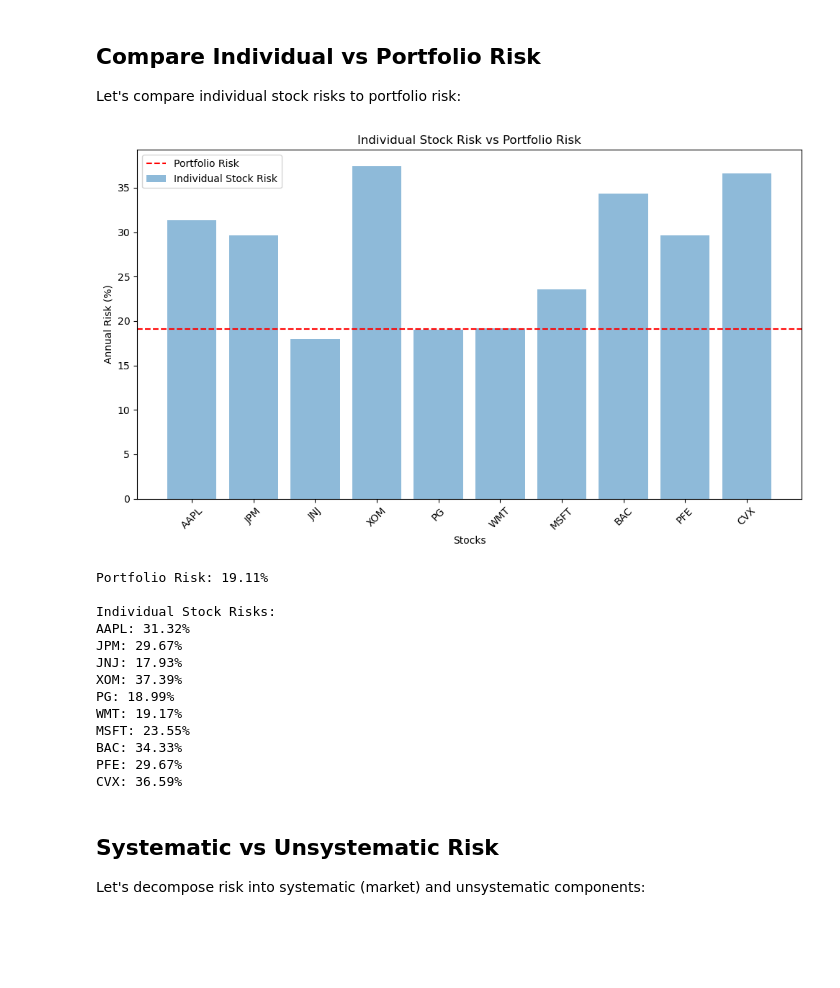
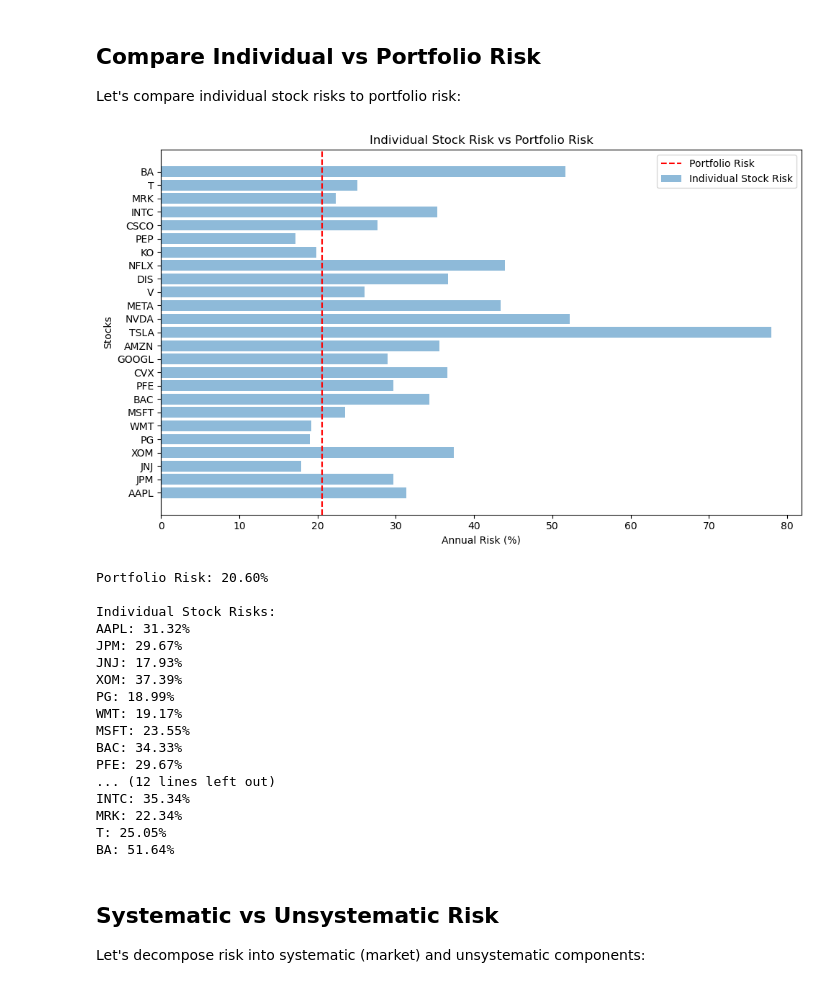
Before and after one commit to paulgp/investment-management-notebooks, a Jupyter notebook: 06_diversification_benefits.ipynb, the cells around one changed output. Saved outputs shown, nothing was run; the diff lists cells and outputs as text; code cells hidden in the pictures; blank space fills up the shorter version.

Commit message:
fix: enhance return calculations and improve risk metrics output

```diff
--- a/06_diversification_benefits.ipynb
+++ b/06_diversification_benefits.ipynb
@@ -16,17 +16,15 @@ We'll use a broader set of stocks from different sectors:
 # %%
 # Define a larger set of stocks from different sectors
 tickers = [
-    'AAPL',  # Technology
-    'JPM',   # Finance
-    'JNJ',   # Healthcare
-    'XOM',   # Energy
-    'PG',    # Consumer Goods
-    'WMT',   # Retail
-    'MSFT',  # Technology
-    'BAC',   # Finance
-    'PFE',   # Healthcare
-    'CVX'    # Energy
+    'AAPL', 'JPM', 'JNJ', 'XOM', 'PG', 'WMT', 'MSFT', 'BAC', 'PFE', 'CVX',
+    'GOOGL', 'AMZN', 'TSLA', 'NVDA', 'META', 'V', 'DIS', 'NFLX', 'KO', 'PEP',
+    'CSCO', 'INTC', 'MRK', 'T', 'BA'
 ]
+
+
+
+
+
 
 
 def get_stock_data(tickers, start_date='2020-01-01', end_date='2023-12-31'):
@@ -38,7 +36,7 @@ def get_stock_data(tickers, start_date='2020-01-01', end_date='2023-12-31'):
     for ticker in tickers:
         stock = yf.download(ticker, start=start_date,
                             end=end_date, progress=False)
-        monthly_returns = stock['Close'].resample('M').last().pct_change()
+        monthly_returns = stock['Close'].resample('ME').last().pct_change()
         data[ticker] = monthly_returns
 
     return data
@@ -120,41 +118,41 @@ Let's compare individual stock risks to portfolio risk:
 def compare_individual_vs_portfolio(returns_df):
     """
     Compares individual stock risks to portfolio risk
     """
     # Calculate individual stock risks
     individual_risks = returns_df.std() * np.sqrt(12) * 100
 
     # Calculate equally weighted portfolio risk
     weights = np.array([1/len(returns_df.columns)] * len(returns_df.columns))
     portfolio_risk = np.sqrt(
         np.dot(weights.T, np.dot(returns_df.cov() * 12, weights))) * 100
 
     # Plot comparison
     plt.figure(figsize=(10, 6))
-    plt.bar(range(len(individual_risks)), individual_risks,
-            alpha=0.5, label='Individual Stock Risk')
-    plt.axhline(y=portfolio_risk, color='r',
+    plt.barh(range(len(individual_risks)), individual_risks,
+             alpha=0.5, label='Individual Stock Risk')
+    plt.axvline(x=portfolio_risk, color='r',
                 linestyle='--', label='Portfolio Risk')
-    plt.xlabel('Stocks')
-    plt.ylabel('Annual Risk (%)')
+    plt.ylabel('Stocks')
+    plt.xlabel('Annual Risk (%)')
     plt.title('Individual Stock Risk vs Portfolio Risk')
     plt.legend()
-    plt.xticks(range(len(individual_risks)), returns_df.columns, rotation=45)
+    plt.yticks(range(len(individual_risks)), returns_df.columns)
     plt.tight_layout()
     plt.show()
 
     return individual_risks, portfolio_risk
 
 
 # Compare risks
 individual_risks, portfolio_risk = compare_individual_vs_portfolio(returns_df)
 print(f"\nPortfolio Risk: {portfolio_risk:.2f}%")
 print("\nIndividual Stock Risks:")
 for ticker, risk in zip(returns_df.columns, individual_risks):
     print(f"{ticker}: {risk:.2f}%")
 # %% [output]
-[figure, old version]
+[figure, new version]
-Portfolio Risk: 19.11%
+Portfolio Risk: 20.60%
 
 Individual Stock Risks:
 AAPL: 31.32%
@@ -166,7 +164,11 @@ WMT: 19.17%
 MSFT: 23.55%
 BAC: 34.33%
 PFE: 29.67%
-CVX: 36.59%
+... (12 lines left out)
+INTC: 35.34%
+MRK: 22.34%
+T: 25.05%
+BA: 51.64%
 # %% [markdown]
 ## Systematic vs Unsystematic Risk
 Let's decompose risk into systematic (market) and unsystematic components:
```
Also changed, not shown: parts of 3 cells of this notebook.
